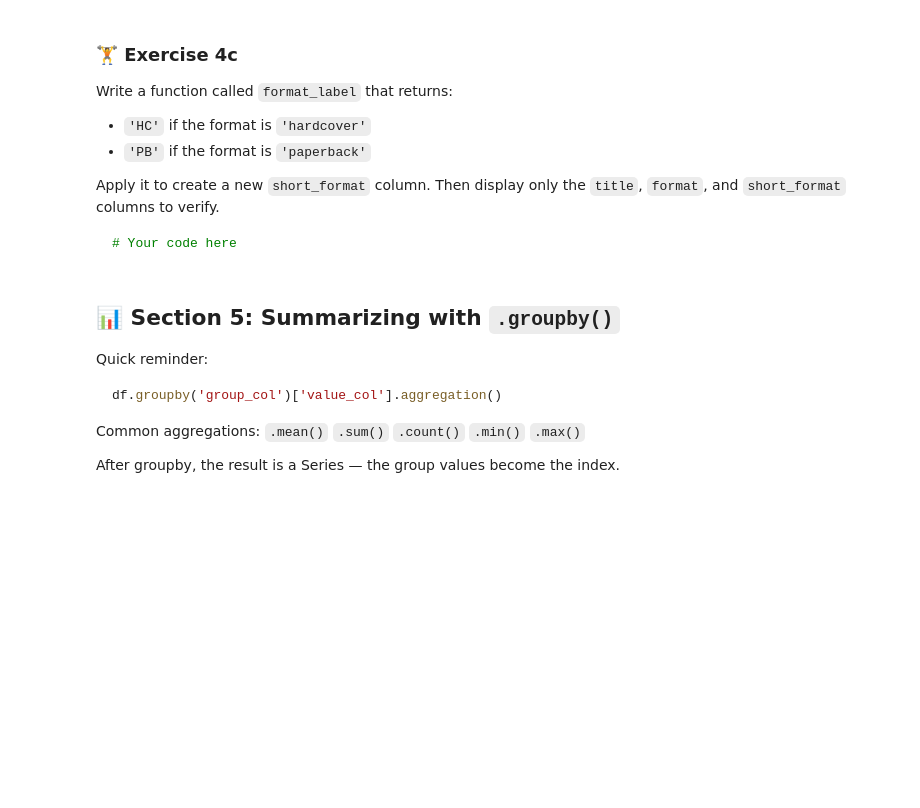
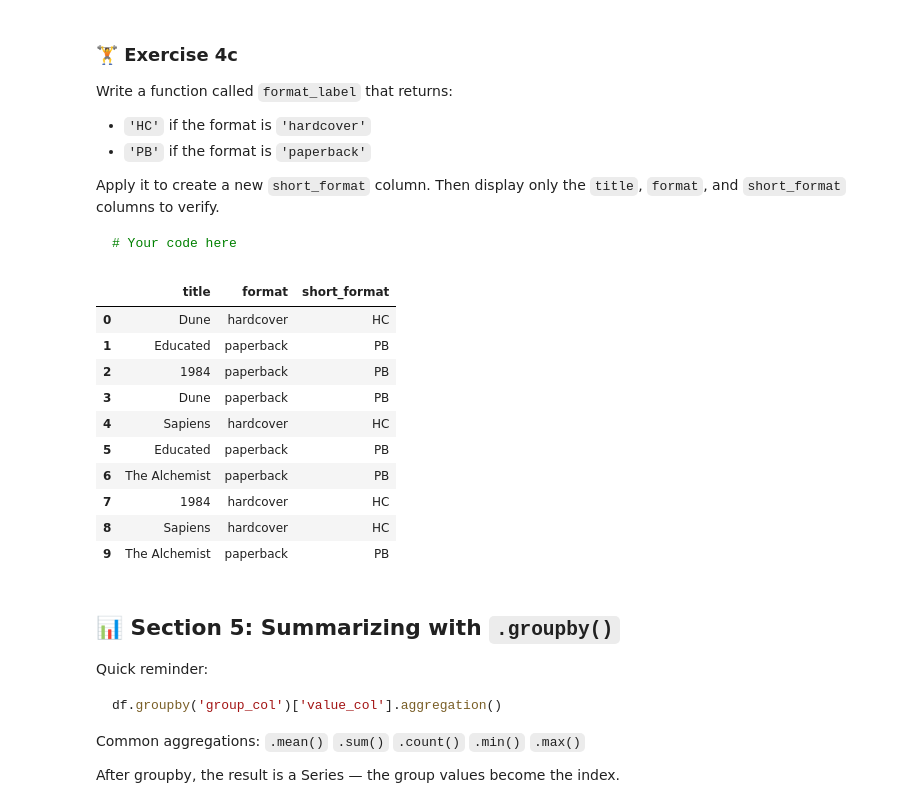
Before and after one commit to BrianCarela/Data-analytics-practice, a Jupyter notebook: 02_pandas_and_numpy/02_00_5_dataframe_practice.ipynb, the cells around one changed output. Saved outputs shown, nothing was run; the diff lists cells and outputs as text; code cells hidden in the pictures; blank space fills up the shorter version.

````diff
--- a/02_pandas_and_numpy/02_00_5_dataframe_practice.ipynb
+++ b/02_pandas_and_numpy/02_00_5_dataframe_practice.ipynb
@@ -315,6 +315,26 @@ Then display only the `title`, `format`, and `short_format` columns to verify.
 ```
 # %%
 # Your code here
+def format_label(format):
+  if format == 'hardcover':
+    return 'HC'
+  elif format == 'paperback':
+    return 'PB'
+
+df['short_format'] = df['format'].apply(format_label)
+df[['title', 'format', 'short_format']]
+# %% [output]
+|  | title | format | short_format |
+| 0 | Dune | hardcover | HC |
+| 1 | Educated | paperback | PB |
+| 2 | 1984 | paperback | PB |
+| 3 | Dune | paperback | PB |
+| 4 | Sapiens | hardcover | HC |
+| 5 | Educated | paperback | PB |
+| 6 | The Alchemist | paperback | PB |
+| 7 | 1984 | hardcover | HC |
+| 8 | Sapiens | hardcover | HC |
+| 9 | The Alchemist | paperback | PB |
 # %% [markdown]
 ## 📊 Section 5: Summarizing with `.groupby()`
 
````
